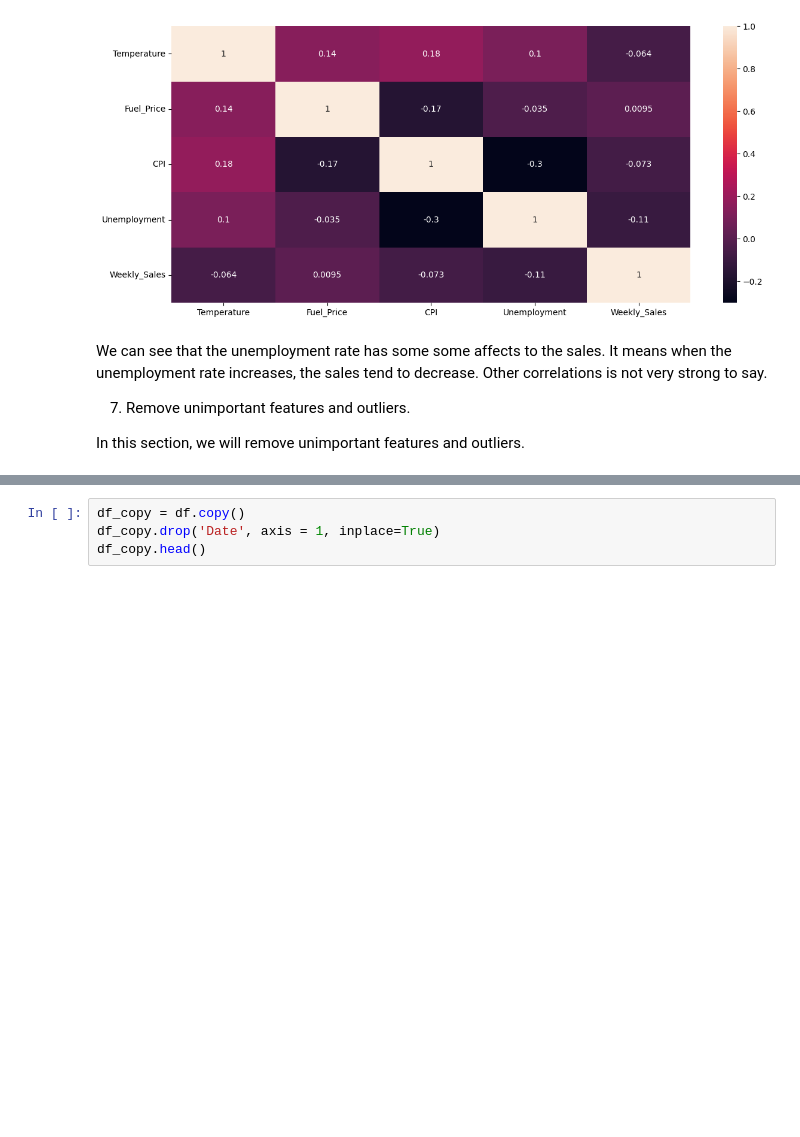
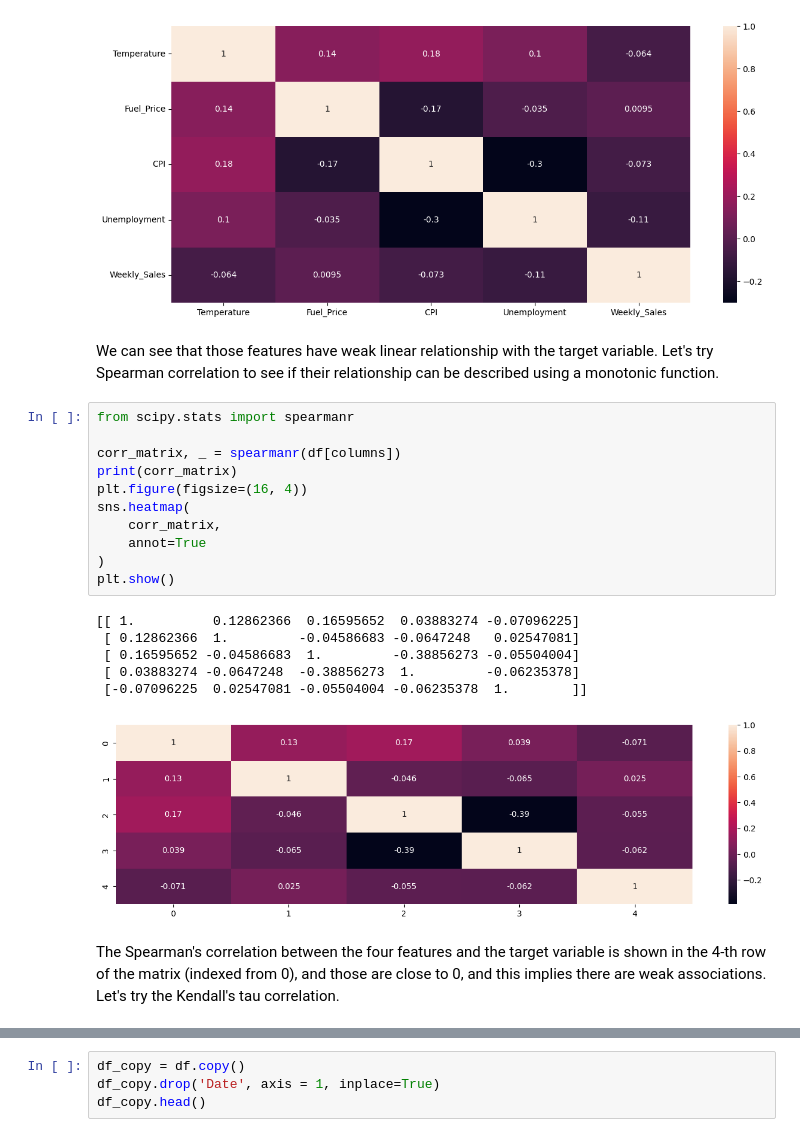
Before and after one commit to thuongtuandang/sale_prediction_self_attention_and_classical_models, a Jupyter notebook: data_exploring_and_classical_models.ipynb, the cells around one changed output, grey strips where cells are left out. Drawn from its saved outputs; the diff is of its cells as text; blank space fills up the shorter version.

```diff
--- a/data_exploring_and_classical_models.ipynb
+++ b/data_exploring_and_classical_models.ipynb
@@ -460,9 +460,25 @@ sns.heatmap(
 plt.show()
 # %% [output]
 [figure]
-# %% [markdown]
-We can see that the unemployment rate has some some affects to the sales. It means when the unemployment rate increases, the sales tend to decrease. Other correlations is not very strong to say.
-
-7. Remove unimportant features and outliers.
-
-In this section, we will remove unimportant features and outliers.
+# %% [markdown]
+We can see that those features have weak linear relationship with the target variable. Let's try Spearman correlation to see if their relationship can be described using a monotonic function.
+# %%
+from scipy.stats import spearmanr
+
+corr_matrix, _ = spearmanr(df[columns])
+print(corr_matrix)
+plt.figure(figsize=(16, 4))
+sns.heatmap(
+    corr_matrix,
+    annot=True
+)
+plt.show()
+# %% [output]
+[[ 1.          0.12862366  0.16595652  0.03883274 -0.07096225]
+ [ 0.12862366  1.         -0.04586683 -0.0647248   0.02547081]
+ [ 0.16595652 -0.04586683  1.         -0.38856273 -0.05504004]
+ [ 0.03883274 -0.0647248  -0.38856273  1.         -0.06235378]
+ [-0.07096225  0.02547081 -0.05504004 -0.06235378  1.        ]]
+[figure, added]
+# %% [markdown]
+The Spearman's correlation between the four features and the target variable is shown in the 4-th row of the matrix (indexed from 0), and those are close to 0, and this implies there are weak associations.  Let's try the Kendall's tau correlation.
```
Also changed, not shown: parts of 3 cells of this notebook, 2 other files.
